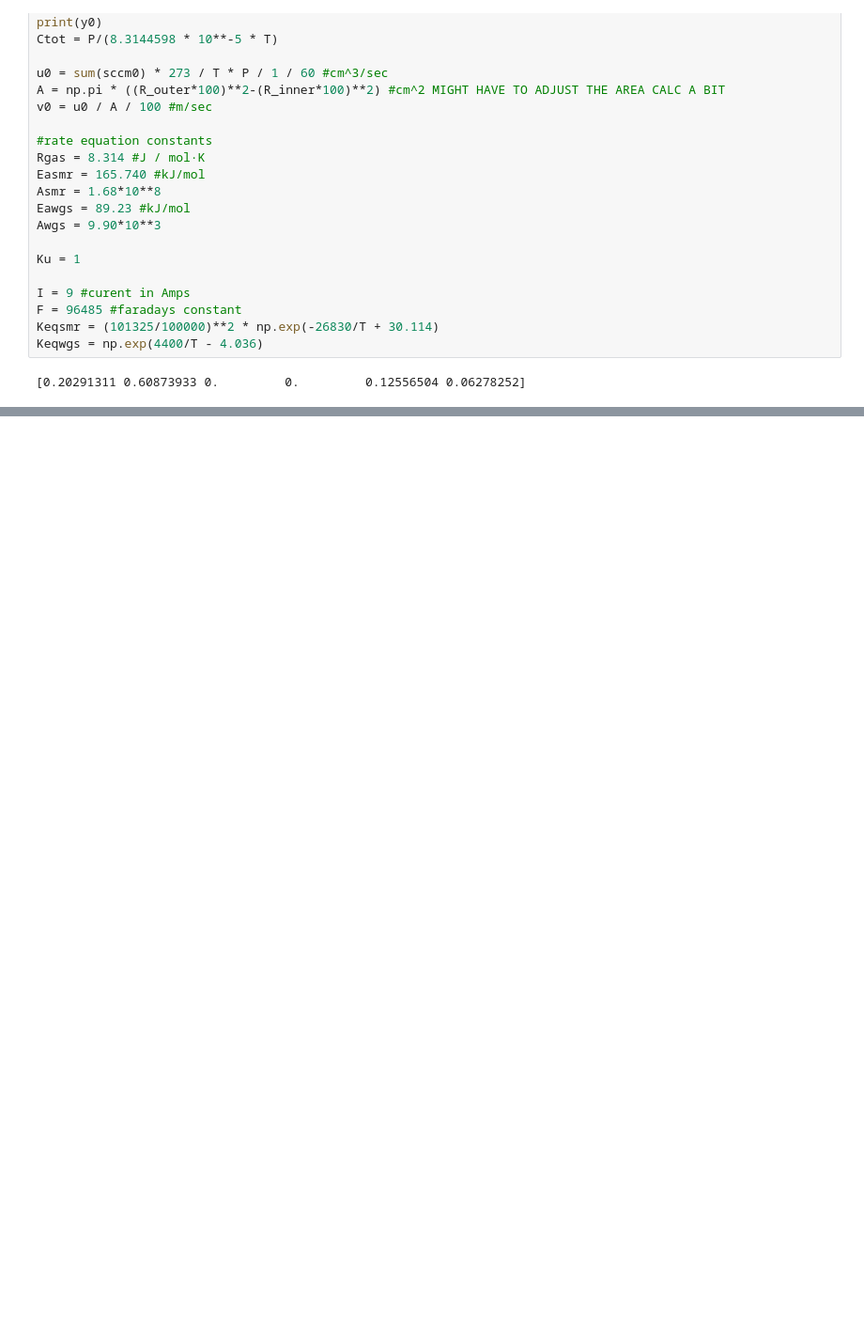
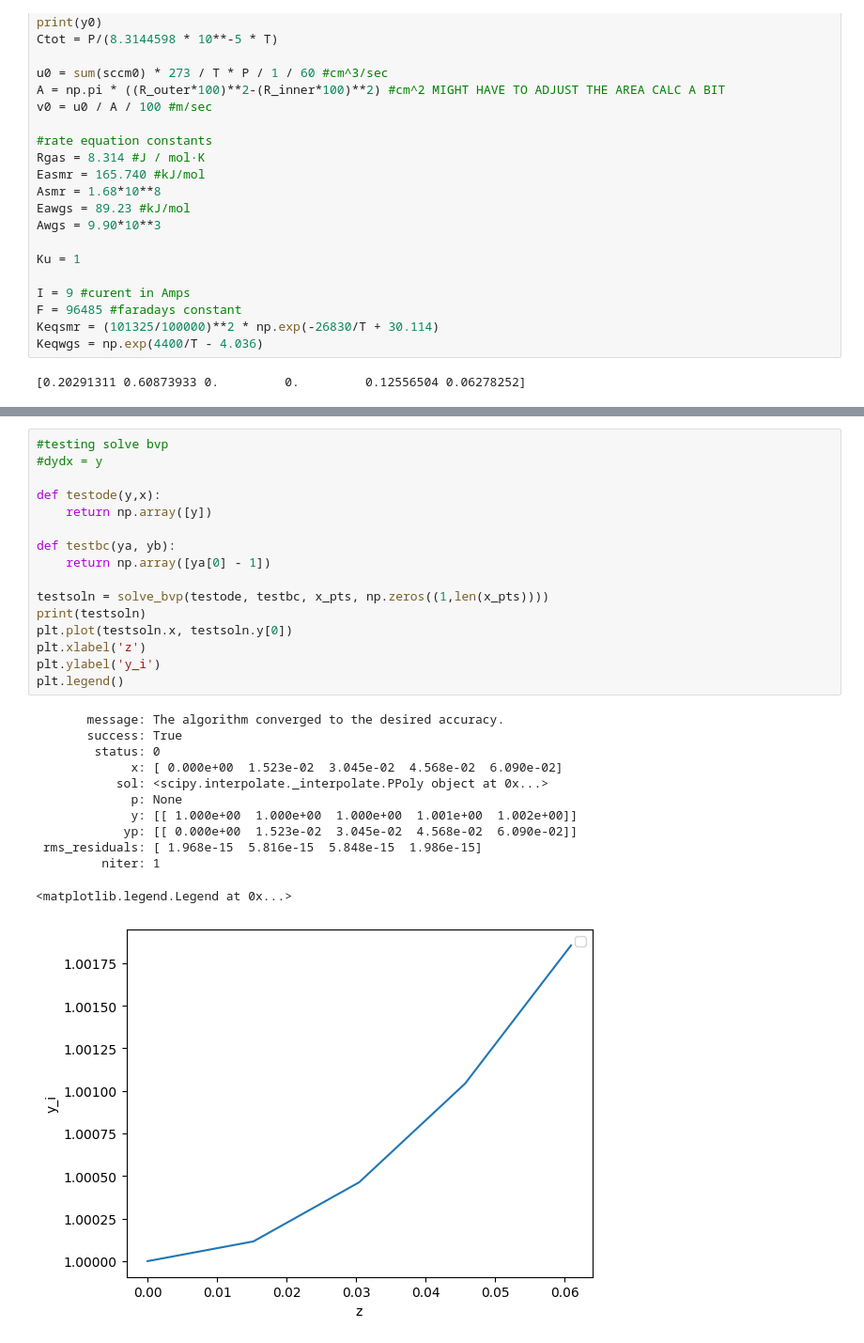
Before and after one commit to alexander-gbu/PMRModel, a Jupyter notebook: ScipyReactorSystem.ipynb, the cells around one changed output, grey strips where cells are left out. Shown at 94% size. Saved outputs shown, nothing was run; the diff lists cells and outputs as text; blank space fills up the shorter version.

Commit message:
scipy test complete

```diff
--- a/ScipyReactorSystem.ipynb
+++ b/ScipyReactorSystem.ipynb
@@ -72,0 +88,29 @@ TypeError: 'float' object is not subscriptable
+# %%
+#testing solve bvp
+#dydx = y
+
+def testode(y,x):
+    return np.array([y])
+
+def testbc(ya, yb):
+    return np.array([ya[0] - 1])
+
+testsoln = solve_bvp(testode, testbc, x_pts, np.zeros((1,len(x_pts))))
+print(testsoln)
+plt.plot(testsoln.x, testsoln.y[0])
+plt.xlabel('z')
+plt.ylabel('y_i')
+plt.legend()
+# %% [output]
+       message: The algorithm converged to the desired accuracy.
+       success: True
+        status: 0
+             x: [ 0.000e+00  1.523e-02  3.045e-02  4.568e-02  6.090e-02]
+           sol: <scipy.interpolate._interpolate.PPoly object at 0x...>
+             p: None
+             y: [[ 1.000e+00  1.000e+00  1.000e+00  1.001e+00  1.002e+00]]
+            yp: [[ 0.000e+00  1.523e-02  3.045e-02  4.568e-02  6.090e-02]]
+ rms_residuals: [ 1.968e-15  5.816e-15  5.848e-15  1.986e-15]
+         niter: 1
+<matplotlib.legend.Legend at 0x...>
+[figure, added]
```
Also changed, not shown: parts of 2 cells of this notebook.
